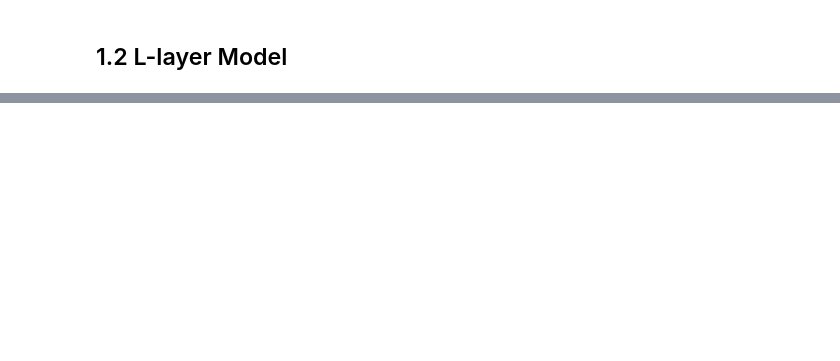
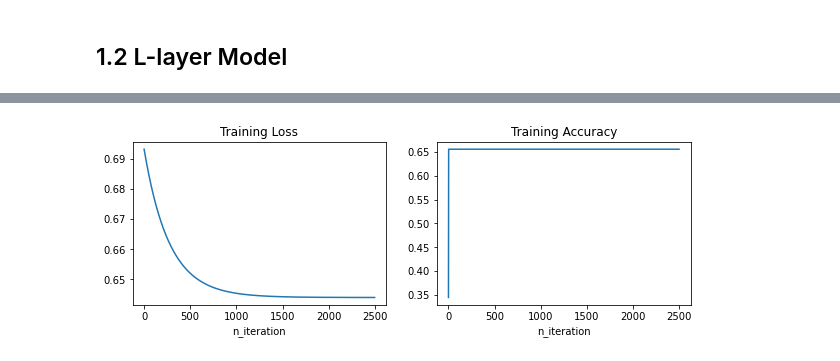
Before and after one commit to danchaud-vincent/deep-learning-specialization, a Jupyter notebook: 06-Build a L-layer Neural network.ipynb, the cells around one changed output, grey strips where cells are left out. Saved outputs shown, nothing was run; the diff lists cells and outputs as text; code cells hidden in the pictures; blank space fills up the shorter version.

```diff
--- a/06-Build a L-layer Neural network.ipynb
+++ b/06-Build a L-layer Neural network.ipynb
@@ -404,0 +566,7 @@ dW4 (1, 4)
+# %%
+# Normalize
+
+train_x_flat_norm = train_x_flat/np.max(train_x_flat)
+
+# Warning: the data are normalized with the Training set
+test_x_flat_norm = test_x_flat/np.max(train_x_flat)
@@ -404,0 +575,5 @@ dW4 (1, 4)
+# %%
+n_iter= 2500
+hidden_layers_dim = [20,7,5]
+learning_rate = 0.0075
+dict_model = L_nn_model(train_x_flat_norm,train_y,n_iter,hidden_layers_dim,learning_rate,display=True)
@@ -404,0 +587,15 @@ dW4 (1, 4)
+# %%
+# Display the result
+
+fig, axs = plt.subplots(1, 2, figsize=(10, 3))
+
+axs[0].plot(dict_model["cost"])
+axs[0].set_title("Training Loss")
+axs[0].set_xlabel("n_iteration")
+
+axs[1].plot(dict_model["accuracy"])
+axs[1].set_title("Training Accuracy")
+axs[1].set_xlabel("n_iteration")
+plt.show()
+# %% [output]
+[figure, added]
```
Also changed, not shown: parts of 18 cells of this notebook.
